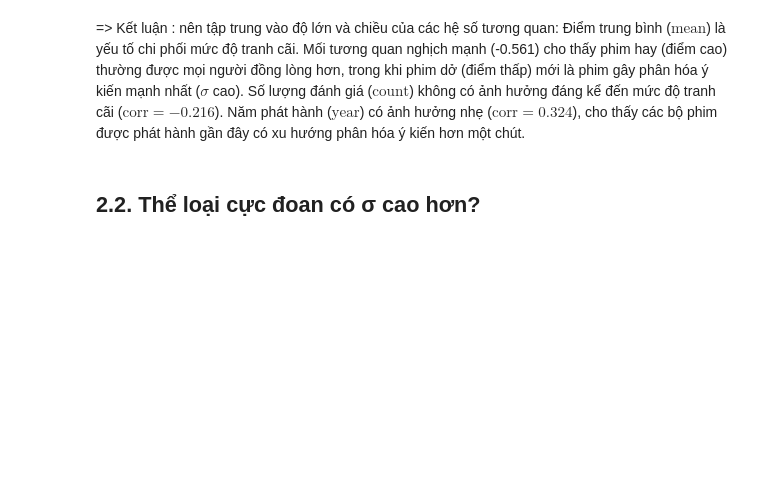
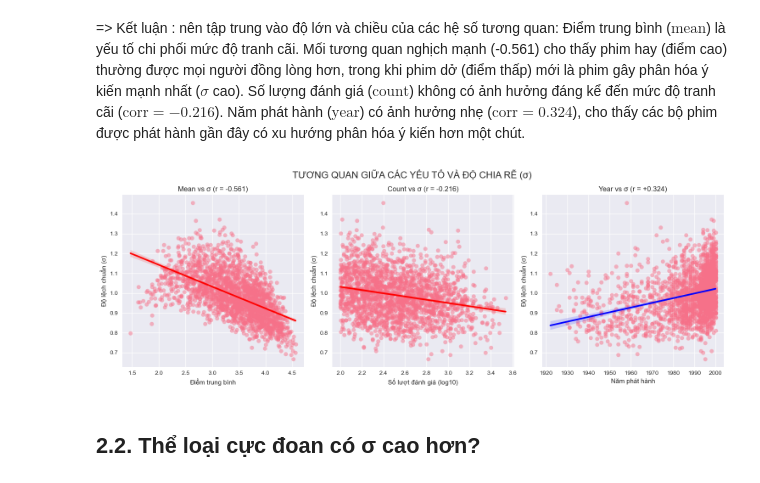
Before and after one commit to duyphong204/PhanTichDuLieu, a Jupyter notebook: lap02/Lap2.ipynb, the cells around one changed output. Saved outputs shown, nothing was run; the diff lists cells and outputs as text; code cells hidden in the pictures; blank space fills up the shorter version.

```diff
--- a/lap02/Lap2.ipynb
+++ b/lap02/Lap2.ipynb
@@ -53,0 +50,4 @@ data.head(2)
+# %%
+data = pd.merge(pd.merge(ratings, users, on='user_id'), movies, on='movie_id')
+print(f"Kích thước sau khi gộp: {data.shape}")
+data.head(2)
@@ -242,6 +247,38 @@ nên tập trung vào độ lớn và chiều của các hệ số tương quan:
 Mối tương quan nghịch mạnh (-0.561) cho thấy phim hay (điểm cao) thường được mọi người đồng lòng hơn, trong khi phim dở (điểm thấp) mới là phim gây phân hóa ý kiến mạnh nhất ($\sigma$ cao).
 Số lượng đánh giá ($\text{count}$) không có ảnh hưởng đáng kể đến mức độ tranh cãi ($\text{corr} = -0.216$).
 Năm phát hành ($\text{year}$) có ảnh hưởng nhẹ ($\text{corr} = 0.324$), cho thấy các bộ phim được phát hành gần đây có xu hướng phân hóa ý kiến hơn một chút.
+# %%
+import matplotlib.pyplot as plt
+import seaborn as sns
+import numpy as np
+
+# Tạo figure với 3 subplot
+fig, axes = plt.subplots(1, 3, figsize=(15, 5))
+
+# 1. mean vs std
+sns.regplot(data=movie_stats, x='mean', y='std', scatter_kws={'alpha':0.5}, line_kws={'color':'red'}, ax=axes[0])
+axes[0].set_title('Mean vs σ (r = -0.561)')
+axes[0].set_xlabel('Điểm trung bình')
+axes[0].set_ylabel('Độ lệch chuẩn (σ)')
+
+# 2. count vs std (log scale)
+movie_stats['log_count'] = np.log10(movie_stats['count'])
+sns.regplot(data=movie_stats, x='log_count', y='std', scatter_kws={'alpha':0.5}, line_kws={'color':'red'}, ax=axes[1])
+axes[1].set_title('Count vs σ (r = -0.216)')
+axes[1].set_xlabel('Số lượt đánh giá (log10)')
+axes[1].set_ylabel('Độ lệch chuẩn (σ)')
+
+# 3. year vs std
+sns.regplot(data=movie_stats, x='year', y='std', scatter_kws={'alpha':0.5}, line_kws={'color':'blue'}, ax=axes[2])
+axes[2].set_title('Year vs σ (r = +0.324)')
+axes[2].set_xlabel('Năm phát hành')
+axes[2].set_ylabel('Độ lệch chuẩn (σ)')
+
+plt.tight_layout()
+plt.suptitle('TƯƠNG QUAN GIỮA CÁC YẾU TỐ VÀ ĐỘ CHIA RẼ (σ)', fontsize=16, y=1.05)
+plt.show()
+# %% [output]
+[figure, added]
 # %% [markdown]
 ## 2.2. Thể loại cực đoan có σ cao hơn?
 # %%
```
Also changed, not shown: parts of 3 cells of this notebook.
